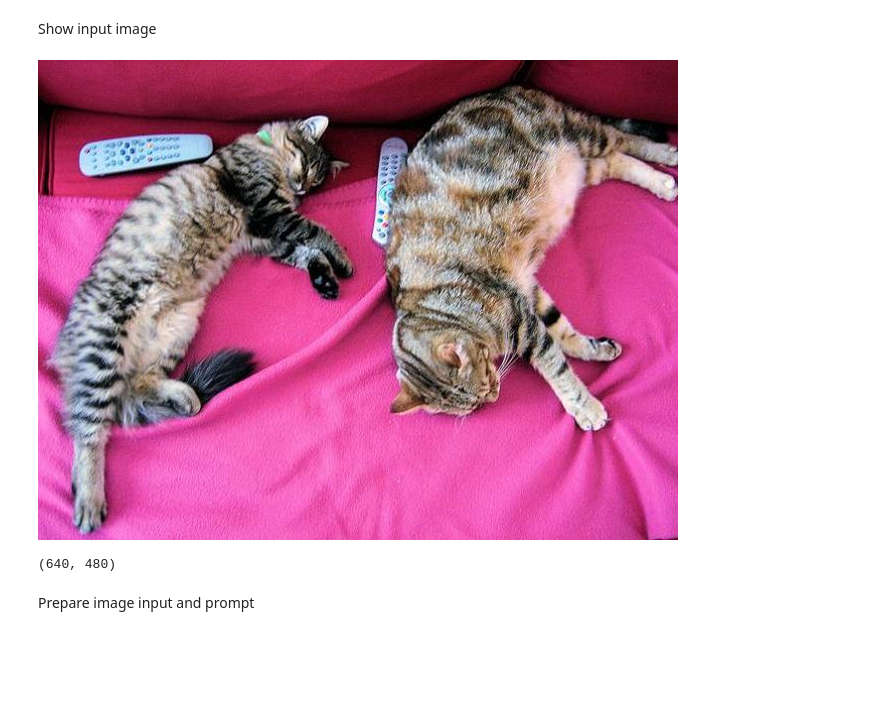
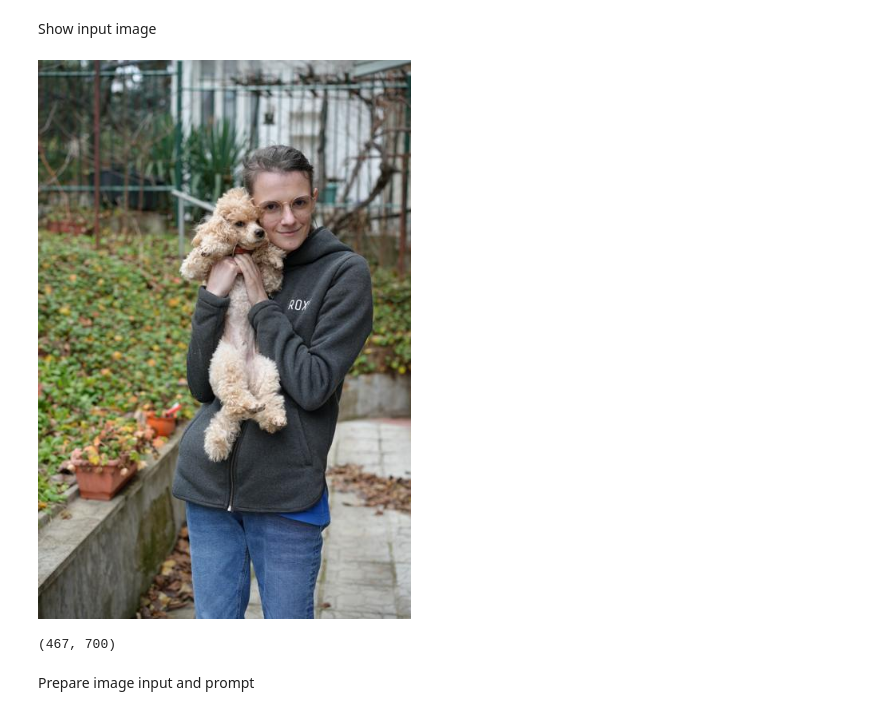
Before and after one commit to JoeJoe1313/LLMs-Journey, a Jupyter notebook: qwen2_5_vl.ipynb, the cells around one changed output. Cells and saved outputs as stored; diff of their text form; code cells hidden in the pictures; blank space fills up the shorter version.

```diff
--- a/qwen2_5_vl.ipynb
+++ b/qwen2_5_vl.ipynb
@@ -20,15 +20,15 @@ config = model.config
 # %% [markdown]
 Show input image
 # %%
-image_path = "cats.jpg"
+image_path = "person_dog.jpg"
 image = load_image(image_path)
 image
 # %% [output]
-[figure, old version]
+[figure, new version]
 # %%
 image.size
 # %% [output]
-(640, 480)
+(467, 700)
 # %% [markdown]
 Prepare image input and prompt
 # %%
```
Also changed, not shown: parts of 6 cells of this notebook.
